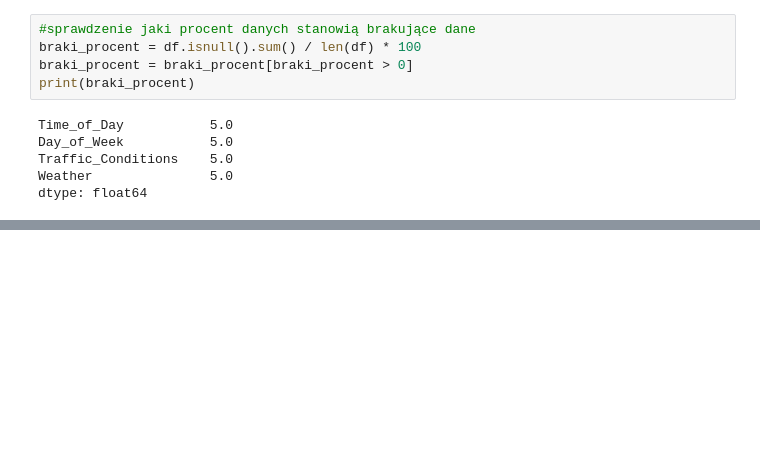
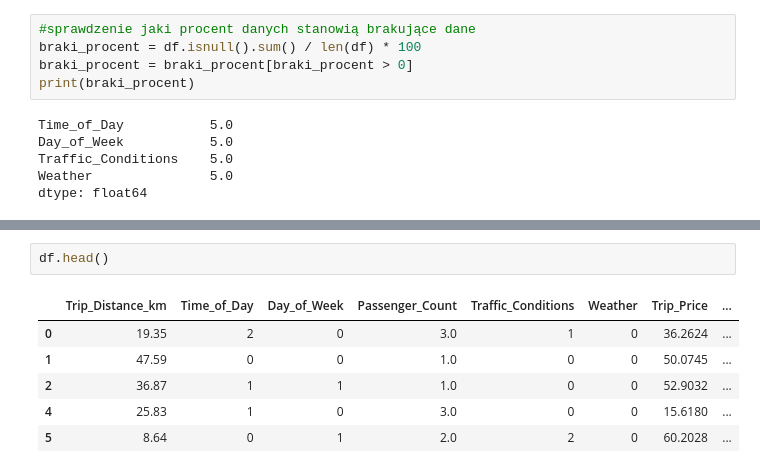
Before and after one commit to jurewiczM/PUM_Ptojekt_2025, a Jupyter notebook: Project_preprocessing.ipynb, the cells around one changed output, grey strips where cells are left out. Drawn from its saved outputs; the diff is of its cells as text; blank space fills up the shorter version.

```diff
--- a/Project_preprocessing.ipynb
+++ b/Project_preprocessing.ipynb
@@ -209,0 +327,9 @@ Co dalej?
+# %%
+df.head()
+# %% [output]
+|  | Trip_Distance_km | Time_of_Day | Day_of_Week | Passenger_Count | Traffic_Conditions | Weather | Trip_Price | ... |
+| 0 | 19.35 | 2 | 0 | 3.0 | 1 | 0 | 36.2624 | ... |
+| 1 | 47.59 | 0 | 0 | 1.0 | 0 | 0 | 50.0745 | ... |
+| 2 | 36.87 | 1 | 1 | 1.0 | 0 | 0 | 52.9032 | ... |
+| 4 | 25.83 | 1 | 0 | 3.0 | 0 | 0 | 15.6180 | ... |
+| 5 | 8.64 | 0 | 1 | 2.0 | 2 | 0 | 60.2028 | ... |
```
Also changed, not shown: parts of 13 cells of this notebook.
